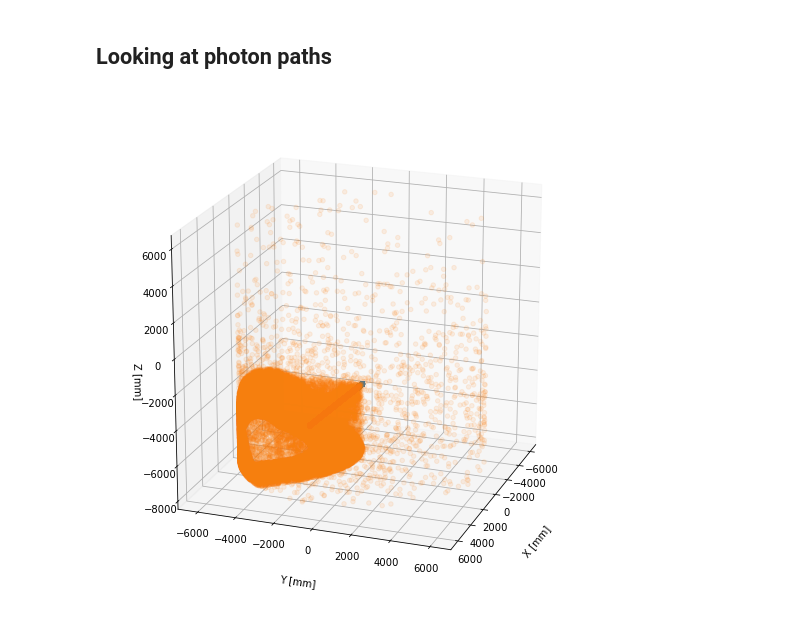
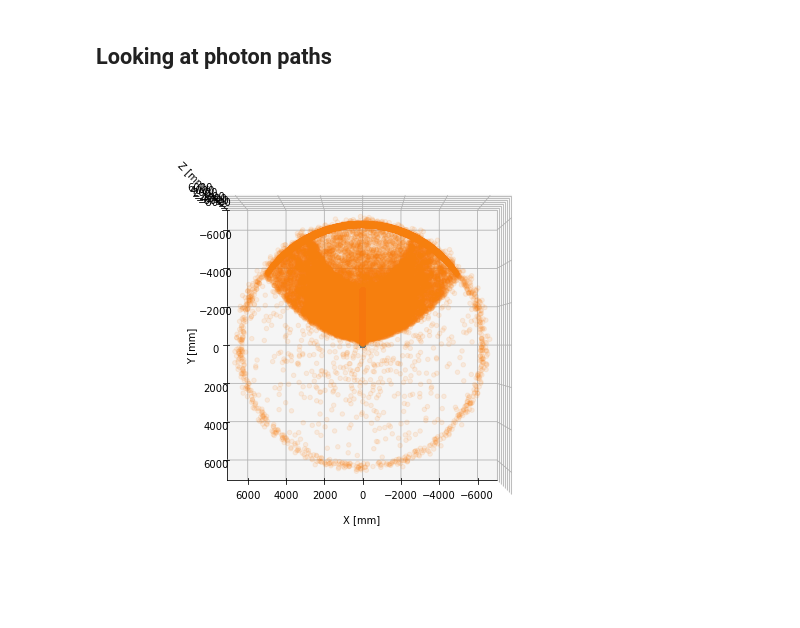
Before and after one commit to eklem1/OD_work, a Jupyter notebook: hfiles.ipynb, the cells around one changed output. Drawn from its saved outputs; the diff is of its cells as text; code cells hidden in the pictures.

```diff
--- a/hfiles.ipynb
+++ b/hfiles.ipynb
@@ -62,15 +62,11 @@ Keys1 = ['Origin', 'LastHitTriangle', 'IncidentAngles', 'DetectorHit',
 # #cherenkov source, pos [0,0,-3400], at corner [0,-1,-1], more photons and path length 4000 mm
 # File1 = 'h5_files/chroma_nEXO_OD_OD_test_210615_145704_r5508.h5'
 
-# to corner with WT surface set to reflective foil with detection: 1.0
-File1 = 'h5_files/chroma_nEXO_OD_OD_test_210617_114834_r4301.h5'
-#same thing but now WT surface is just set to Detecting material -> only atribute is detection: 1.0
-# File1 = '../chroma_nEXO_OD_OD_test_210617_162536_r6274.h5'
 
-
-# #to corner with WT surface set to full absorb with detection: 1.0 - gets no hits
-# File1 = '../chroma_nEXO_OD_OD_test_210617_115929_r2481.h5'
-
+#to center with WT surface set to detection: 1.0
+File1 = "h5_files/chroma_nEXO_OD_OD_fullAbs_WT_210621_133834_r5107.h5'
+#to corner with WT surface set to detection: 1.0 s
+File1 = "h5_files/chroma_nEXO_OD_OD_fullAbs_WT_210621_134205_r3434.h5'
 
 
 Data1 = ReadFile(Keys1, File1)
@@ -352,35 +355,35 @@ axes.scatter3D(f_pos[0], f_pos[1], f_pos[2], 'red', alpha=0.1)
 #     print(paths[i][0][1], paths[i][1][1], paths[i][2][1])
 
 # axes.set_xlim3d(-100, 100)
 # axes.set_ylim3d(-100, 100)
 # axes.set_zlim3d(-3600, -3200)
 
 # axes.set_xlim3d(-6000, 6000)
 # axes.set_ylim3d(-6000, 6000)
 # axes.set_zlim3d(-7800, +6730)
 
 axes.set_xlabel("X [mm]")
 axes.set_ylabel("Y [mm]")
 axes.set_zlabel("Z [mm]")
 axes.xaxis.labelpad=20
 axes.yaxis.labelpad=15
 # axes.zaxis.labelpad=15
 
 # axes.legend()
 
 # fig.colorbar(p, label="Step Number", shrink=0.8)
 
 #change angle of view - (elevation, azimuth) angles in degrees
 # ‘elev’ stores the elevation angle in the z plane. ‘azim’ stores the azimuth angle in the x,y plane.
-axes.view_init(20, 20)
+axes.view_init(90, 90)
 
 # 0, 90 - XZ plane; 90, 90 - top view
 
 plt.show()
 
 # PMT_MetalConnection PMT_Glassware
 # %% [output]
-[figure, old version]
+[figure, new version]
 # %%
 # for f in Data1['Flags']:
 
```
Also changed, not shown: parts of 12 cells of this notebook, 3 other files.
